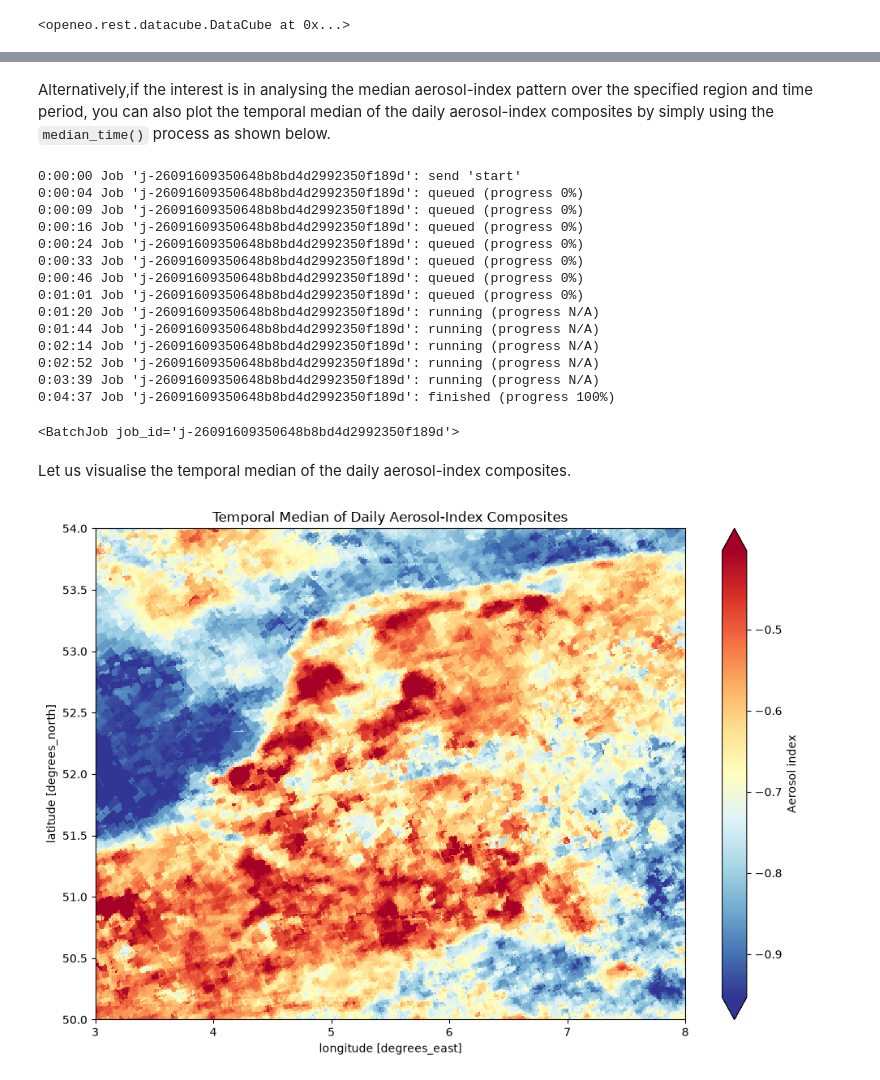
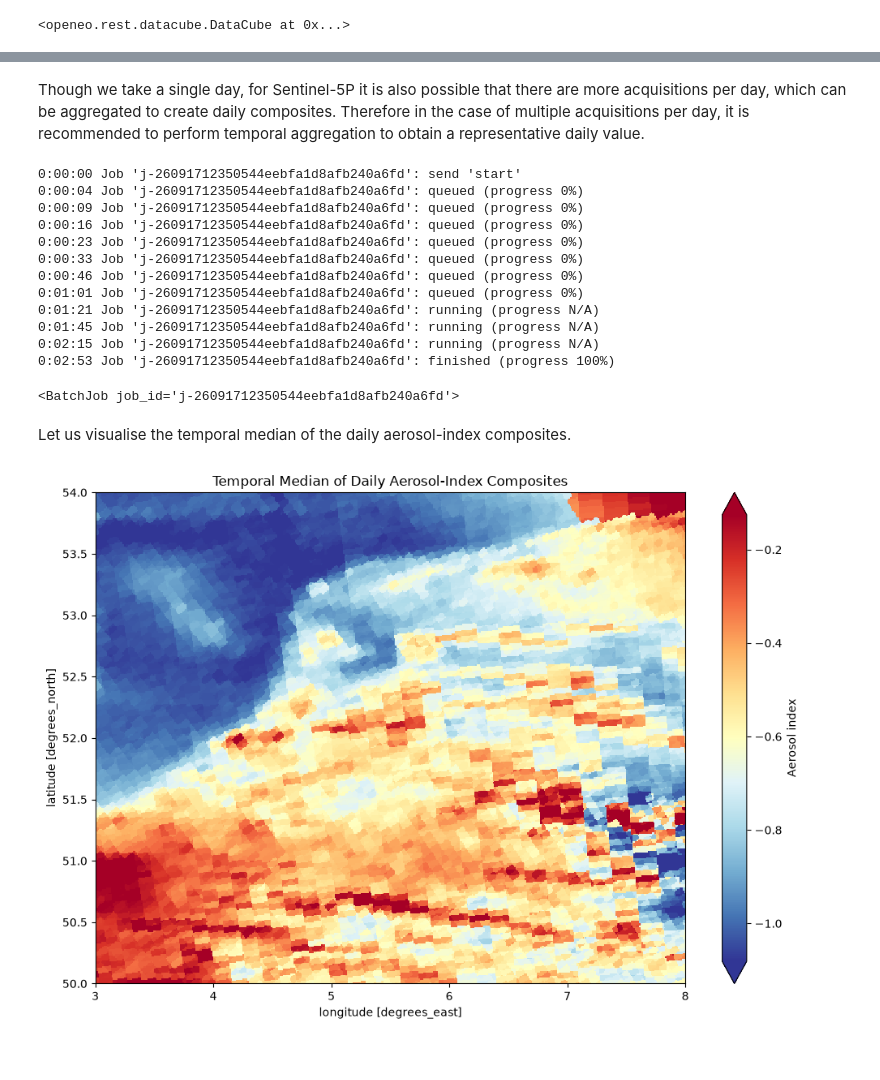
Before and after one commit to Open-EO/openeo-community-examples, a Jupyter notebook: python/AccessSentinel5P/Access_&_Analyse_Sentinel5P_Products.ipynb, the cells around one changed output, grey strips where cells are left out. Drawn from its saved outputs; the diff is of its cells as text; code cells hidden in the pictures.

Commit message:
updated to use single date

```diff
--- a/python/AccessSentinel5P/Access_&_Analyse_Sentinel5P_Products.ipynb
+++ b/python/AccessSentinel5P/Access_&_Analyse_Sentinel5P_Products.ipynb
@@ -128,0 +114,23 @@ The saved file includes the daily aerosol-index composites for the specified reg
+# %%
+### Plot one map per timestep for masked_aerosol_index_benelux.nc
+import matplotlib.pyplot as plt
+import xarray as xr
+
+with xr.open_dataset("masked_aerosol_index_benelux.nc") as ds:
+    data = ds["aerosol_index_354_388"].load()
+
+vmin, vmax = data.quantile([0.02, 0.98], skipna=True).values
+time = next((dim for dim in ("time", "t") if dim in data.dims), None)
+plot_kwargs = {"cmap": "RdYlBu_r", "vmin": float(vmin), "vmax": float(vmax),"cbar_kwargs": {"label": "Aerosol index"},}
+
+if time is None:
+    fig, ax = plt.subplots(figsize=(11, 8))
+    data.plot(ax=ax, **plot_kwargs)
+    ax.set_title("Masked Aerosol Index")
+    plt.tight_layout()
+else:
+    grid = data.plot(col=time, col_wrap=3, size=5, aspect=1.25,**plot_kwargs)
+    grid.fig.suptitle("Masked Aerosol Index per Timestep", y=1.02)
+    grid.fig.tight_layout()
+
+plt.show()
@@ -129,38 +139,35 @@ The saved file includes the daily aerosol-index composites for the specified reg
 # %% [markdown]
-Alternatively,if the interest is in analysing the median aerosol-index pattern over the specified region and time period, you can also plot the temporal median of the daily aerosol-index composites by simply using the `median_time()` process as shown below.
+Though we take a single day, for Sentinel-5P it is also possible that there are more acquisitions per day, which can be aggregated to create daily composites. Therefore in the case of multiple acquisitions per day, it is recommended to perform temporal aggregation to obtain a representative daily value.
 # %%
-median_cube = daily_cube.median_time()
-
-median_cube.execute_batch(title="Download Median of Daily Composites", outputfile="median_cube.nc")
+day_median_cube = masked_cube.median_time()
+day_median_cube.execute_batch(title="Download Median of Daily Composites", outputfile="day_median_cube.nc")
 # %% [output]
-0:00:00 Job 'j-26091609350648b8bd4d2992350f189d': send 'start'
-0:00:04 Job 'j-26091609350648b8bd4d2992350f189d': queued (progress 0%)
-0:00:09 Job 'j-26091609350648b8bd4d2992350f189d': queued (progress 0%)
-0:00:16 Job 'j-26091609350648b8bd4d2992350f189d': queued (progress 0%)
-0:00:24 Job 'j-26091609350648b8bd4d2992350f189d': queued (progress 0%)
-0:00:33 Job 'j-26091609350648b8bd4d2992350f189d': queued (progress 0%)
-0:00:46 Job 'j-26091609350648b8bd4d2992350f189d': queued (progress 0%)
-0:01:01 Job 'j-26091609350648b8bd4d2992350f189d': queued (progress 0%)
-0:01:20 Job 'j-26091609350648b8bd4d2992350f189d': running (progress N/A)
-0:01:44 Job 'j-26091609350648b8bd4d2992350f189d': running (progress N/A)
-0:02:14 Job 'j-26091609350648b8bd4d2992350f189d': running (progress N/A)
-0:02:52 Job 'j-26091609350648b8bd4d2992350f189d': running (progress N/A)
-0:03:39 Job 'j-26091609350648b8bd4d2992350f189d': running (progress N/A)
-0:04:37 Job 'j-26091609350648b8bd4d2992350f189d': finished (progress 100%)
+0:00:00 Job 'j-26091712350544eebfa1d8afb240a6fd': send 'start'
+0:00:04 Job 'j-26091712350544eebfa1d8afb240a6fd': queued (progress 0%)
+0:00:09 Job 'j-26091712350544eebfa1d8afb240a6fd': queued (progress 0%)
+0:00:16 Job 'j-26091712350544eebfa1d8afb240a6fd': queued (progress 0%)
+0:00:23 Job 'j-26091712350544eebfa1d8afb240a6fd': queued (progress 0%)
+0:00:33 Job 'j-26091712350544eebfa1d8afb240a6fd': queued (progress 0%)
+0:00:46 Job 'j-26091712350544eebfa1d8afb240a6fd': queued (progress 0%)
+0:01:01 Job 'j-26091712350544eebfa1d8afb240a6fd': queued (progress 0%)
+0:01:21 Job 'j-26091712350544eebfa1d8afb240a6fd': running (progress N/A)
+0:01:45 Job 'j-26091712350544eebfa1d8afb240a6fd': running (progress N/A)
+0:02:15 Job 'j-26091712350544eebfa1d8afb240a6fd': running (progress N/A)
+0:02:53 Job 'j-26091712350544eebfa1d8afb240a6fd': finished (progress 100%)
-<BatchJob job_id='j-26091609350648b8bd4d2992350f189d'>
+<BatchJob job_id='j-26091712350544eebfa1d8afb240a6fd'>
 # %% [markdown]
 Let us visualise the temporal median of the daily aerosol-index composites.
 # %%
 import matplotlib.pyplot as plt
 import xarray as xr
 
-with xr.open_dataset("median_cube.nc") as ds:
+with xr.open_dataset("day_median_cube.nc") as ds:
     data = ds["aerosol_index_354_388"].load()
 
 fig, ax = plt.subplots(figsize=(10, 7))
 data.plot(ax=ax, cmap="RdYlBu_r", robust=True, cbar_kwargs={"label": "Aerosol index"},)
 ax.set_title("Temporal Median of Daily Aerosol-Index Composites")
 plt.tight_layout()
 plt.show()
 # %% [output]
-[figure, old version]
+[figure, new version]
```
Also changed, not shown: parts of 13 cells of this notebook.
